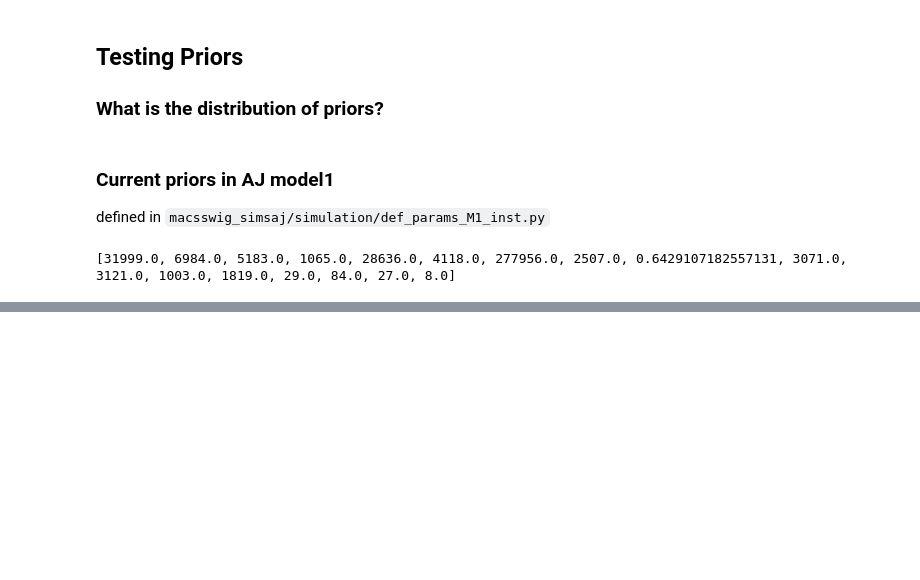
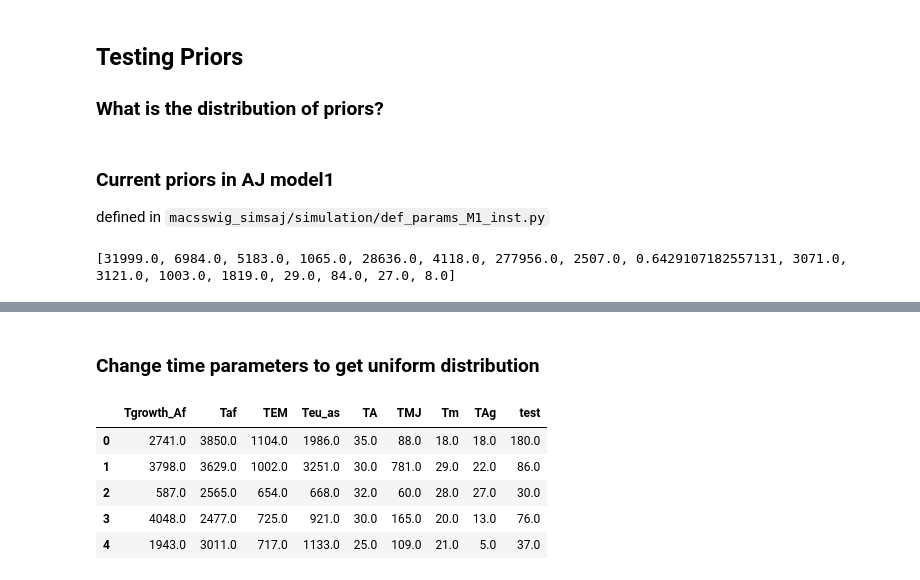
Before and after one commit to julianpistorius/random_plotting, a Jupyter notebook: prior_testing.ipynb, the cells around one changed output, grey strips where cells are left out. Saved outputs shown, nothing was run; the diff lists cells and outputs as text; code cells hidden in the pictures; blank space fills up the shorter version.

Commit message:
trying to make T uniform

```diff
--- a/prior_testing.ipynb
+++ b/prior_testing.ipynb
@@ -88 +88,3 @@ for param in parameters_df:
 ... (22 outputs left out)
+# %% [markdown]
+### Change time parameters to get uniform distribution
@@ -88,0 +110,17 @@ for param in parameters_df:
+# %%
+## parameters is a list
+random_numbers_Tnew = (T_new() for _ in xrange(100000))
+parameters_names_Tnew = ['Tgrowth_Af','Taf','TEM','Teu_as','TA','TMJ','Tm','TAg','test']
+parameter_table_Tnew = []
+for r in random_numbers_Tnew:
+    parameter_table_Tnew.append(r)
+parameters_df_Tnew = pd.DataFrame(parameter_table_Tnew)
+parameters_df_Tnew.columns = parameters_names_Tnew
+parameters_df_Tnew.head()
+# %% [output]
+|  | Tgrowth_Af | Taf | TEM | Teu_as | TA | TMJ | Tm | TAg | test |
+| 0 | 2741.0 | 3850.0 | 1104.0 | 1986.0 | 35.0 | 88.0 | 18.0 | 18.0 | 180.0 |
+| 1 | 3798.0 | 3629.0 | 1002.0 | 3251.0 | 30.0 | 781.0 | 29.0 | 22.0 | 86.0 |
+| 2 | 587.0 | 2565.0 | 654.0 | 668.0 | 32.0 | 60.0 | 28.0 | 27.0 | 30.0 |
+| 3 | 4048.0 | 2477.0 | 725.0 | 921.0 | 30.0 | 165.0 | 20.0 | 13.0 | 76.0 |
+| 4 | 1943.0 | 3011.0 | 717.0 | 1133.0 | 25.0 | 109.0 | 21.0 | 5.0 | 37.0 |
```
Also changed, not shown: parts of 4 cells of this notebook.
